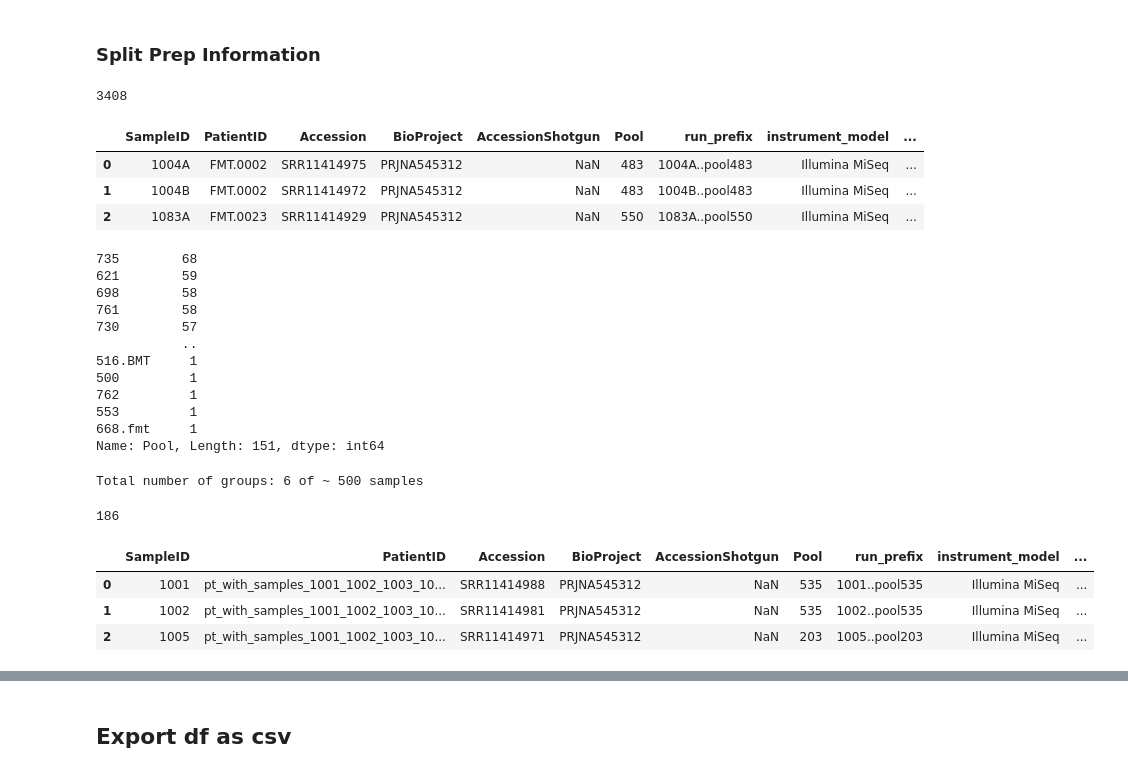
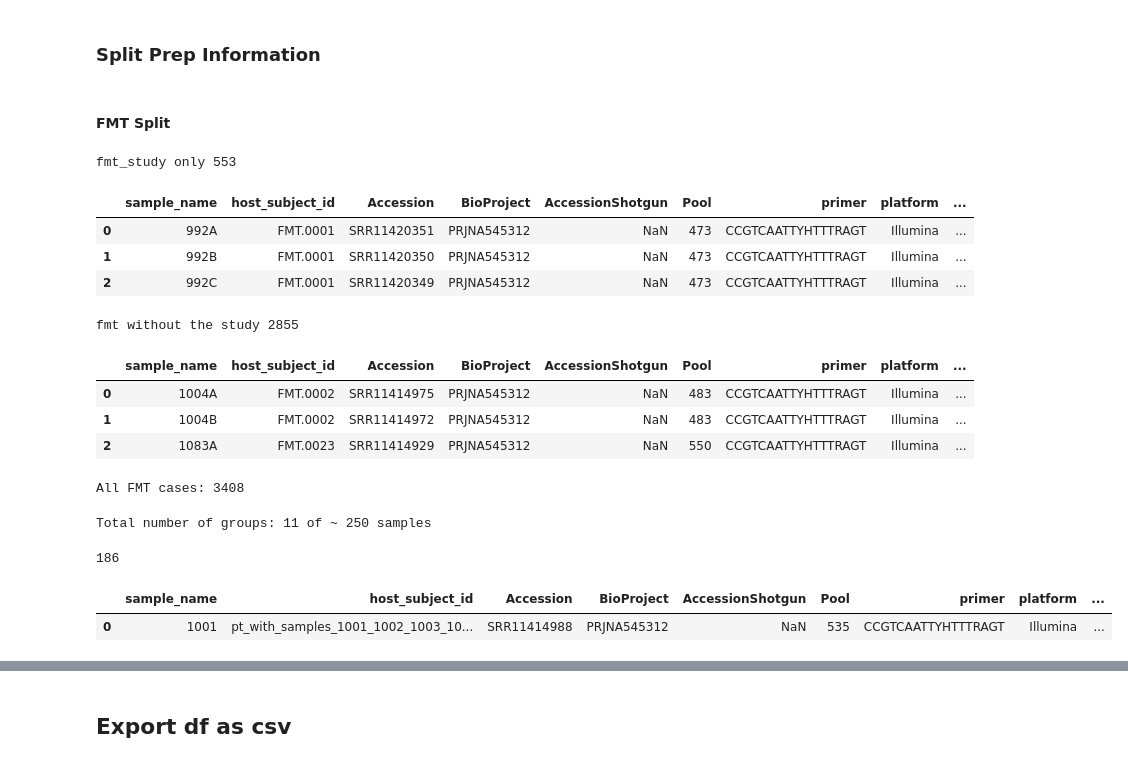
Before and after one commit to cguccione/Liao_Cancer_Qiita, a Jupyter notebook: Qiita_meta_create.ipynb, the cells around one changed output, grey strips where cells are left out. Drawn from its saved outputs; the diff is of its cells as text; code cells hidden in the pictures.

```diff
--- a/Qiita_meta_create.ipynb
+++ b/Qiita_meta_create.ipynb
@@ -119,36 +176,46 @@ p[:3]
 # %% [markdown]
 ### Split Prep Information
+# %% [markdown]
+#### FMT Split
 # %%
 #Split FMT. cases out
-fmt = p[p.apply(lambda x: 'FMT' in x.PatientID, axis=1)]
+fmt = p[p.apply(lambda x: 'FMT' in x.host_subject_id, axis=1)]
 fmt = fmt.reset_index(drop=True)
 
-print(len(fmt))
+#Split FMT cases which have additonal metadata from paper
+#https://pubmed.ncbi.nlm.nih.gov/30257956/
+
+fmt_study = fmt[fmt.apply(lambda x: x.host_subject_id in list(fmt_meta['host_subject_id']), axis=1)]
+fmt_study = fmt_study.reset_index(drop=True)
+
+print('fmt_study only', len(fmt_study))
+display(fmt_study[:3])
+
+#Update the fmt df by removing those subjects in the fmt_study
+fmt = fmt[fmt.apply(lambda x: x.host_subject_id not in list(fmt_meta['host_subject_id']), axis=1)]
+
+#Create the remaning FMT cases df
+print('fmt without the study', len(fmt))
 display(fmt[:3])
-print(fmt.loc[:]['Pool'].value_counts())
+print('All FMT cases:', len(fmt) + len(fmt_study))
+#print(fmt.loc[:]['Pool'].value_counts())
 # %% [output]
-3408
+fmt_study only 553
-|  | SampleID | PatientID | Accession | BioProject | AccessionShotgun | Pool | run_prefix | instrument_model | ... |
-| 0 | 1004A | FMT.0002 | SRR11414975 | PRJNA545312 | NaN | 483 | 1004A..pool483 | Illumina MiSeq | ... |
-| 1 | 1004B | FMT.0002 | SRR11414972 | PRJNA545312 | NaN | 483 | 1004B..pool483 | Illumina MiSeq | ... |
-| 2 | 1083A | FMT.0023 | SRR11414929 | PRJNA545312 | NaN | 550 | 1083A..pool550 | Illumina MiSeq | ... |
+|  | sample_name | host_subject_id | Accession | BioProject | AccessionShotgun | Pool | primer | platform | ... |
+| 0 | 992A | FMT.0001 | SRR11420351 | PRJNA545312 | NaN | 473 | CCGTCAATTYHTTTRAGT | Illumina | ... |
+| 1 | 992B | FMT.0001 | SRR11420350 | PRJNA545312 | NaN | 473 | CCGTCAATTYHTTTRAGT | Illumina | ... |
+| 2 | 992C | FMT.0001 | SRR11420349 | PRJNA545312 | NaN | 473 | CCGTCAATTYHTTTRAGT | Illumina | ... |
-735        68
-621        59
-698        58
-761        58
-730        57
-           ..
-516.BMT     1
-500         1
-762         1
-553         1
-668.fmt     1
-Name: Pool, Length: 151, dtype: int64
+fmt without the study 2855
+|  | sample_name | host_subject_id | Accession | BioProject | AccessionShotgun | Pool | primer | platform | ... |
+| 0 | 1004A | FMT.0002 | SRR11414975 | PRJNA545312 | NaN | 483 | CCGTCAATTYHTTTRAGT | Illumina | ... |
+| 1 | 1004B | FMT.0002 | SRR11414972 | PRJNA545312 | NaN | 483 | CCGTCAATTYHTTTRAGT | Illumina | ... |
+| 2 | 1083A | FMT.0023 | SRR11414929 | PRJNA545312 | NaN | 550 | CCGTCAATTYHTTTRAGT | Illumina | ... |
+All FMT cases: 3408
 # %%
-#Randomly split remaning cases keeping pool numbers aligned
+#Randomly split remaning FMT cases keeping pool numbers aligned
 
 #Change this variable depending on the size per group
-aprx_size_lists = 500
+aprx_size_lists = 250
 
 pool_df = fmt.loc[:]['Pool'].value_counts()
 all_pools = list(pool_df.index)
@@ -165,21 +232,21 @@ while len(all_pools) > int(aprx_size_lists/50):
         all_pools.remove(selected_pool[0])
     pool_groups.append(current_group)
     #print(sum_current_group)
+if len(all_pools)>=1:
+    pool_groups.append(all_pools)
 print('Total number of groups:', len(pool_groups), 'of ~', aprx_size_lists, 'samples')
 fmt_pool_groups = pool_groups
 # %% [output]
-Total number of groups: 6 of ~ 500 samples
+Total number of groups: 11 of ~ 250 samples
 # %%
-#Split pt cases out
-pt = p[p.apply(lambda x: 'pt' in x.PatientID, axis=1)]
+#Split pt cases out (These are older and of low quality)
+pt = p[p.apply(lambda x: 'pt' in x.host_subject_id, axis=1)]
 pt = pt.reset_index(drop=True)
 print(len(pt))
-display(pt[:3])
+display(pt[:1])
 # %% [output]
 186
-|  | SampleID | PatientID | Accession | BioProject | AccessionShotgun | Pool | run_prefix | instrument_model | ... |
-| 0 | 1001 | pt_with_samples_1001_1002_1003_10... | SRR11414988 | PRJNA545312 | NaN | 535 | 1001..pool535 | Illumina MiSeq | ... |
-| 1 | 1002 | pt_with_samples_1001_1002_1003_10... | SRR11414981 | PRJNA545312 | NaN | 535 | 1002..pool535 | Illumina MiSeq | ... |
-| 2 | 1005 | pt_with_samples_1001_1002_1003_10... | SRR11414971 | PRJNA545312 | NaN | 203 | 1005..pool203 | Illumina MiSeq | ... |
+|  | sample_name | host_subject_id | Accession | BioProject | AccessionShotgun | Pool | primer | platform | ... |
+| 0 | 1001 | pt_with_samples_1001_1002_1003_10... | SRR11414988 | PRJNA545312 | NaN | 535 | CCGTCAATTYHTTTRAGT | Illumina | ... |
 # %%
 #Remaining cases (w/o FMT and pt)
```
Also changed, not shown: parts of 14 cells of this notebook, 50 other files.
